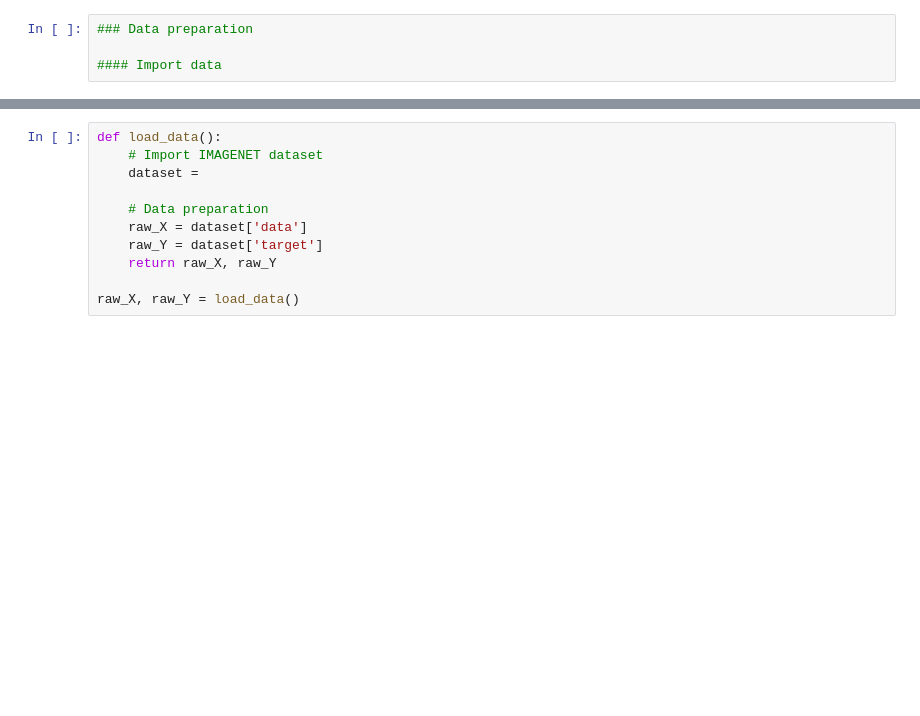
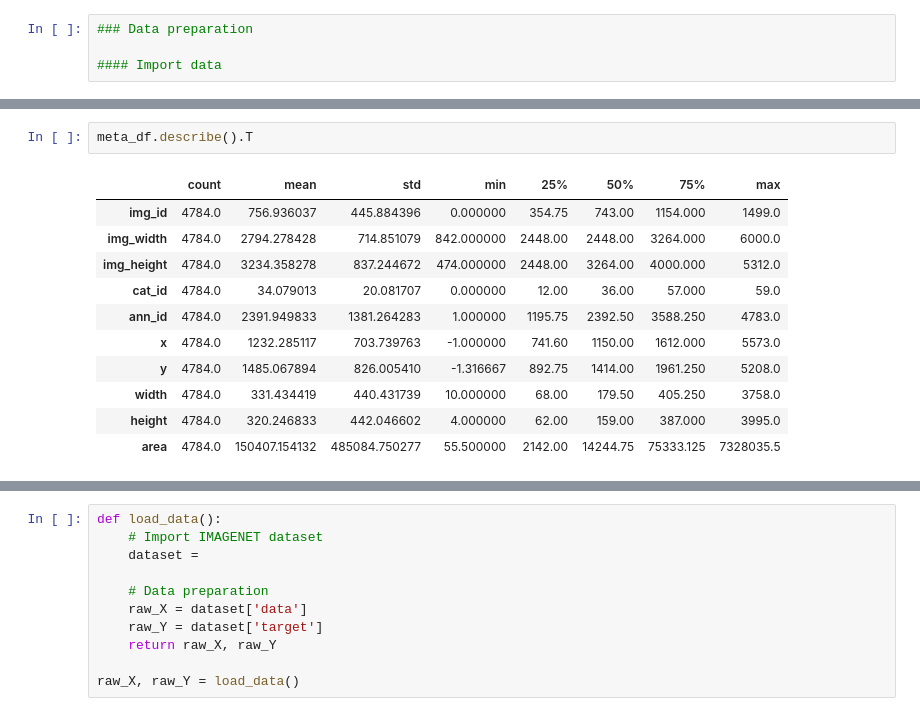
Before and after one commit to palakagl/DeepLearning, a Jupyter notebook: Code_for_TACOdataset.ipynb, the cells around one changed output, grey strips where cells are left out. Saved outputs shown, nothing was run; the diff lists cells and outputs as text; blank space fills up the shorter version.

```diff
--- a/Code_for_TACOdataset.ipynb
+++ b/Code_for_TACOdataset.ipynb
@@ -25,0 +45,14 @@ jessica test
+# %%
+meta_df.describe().T
+# %% [output]
+|  | count | mean | std | min | 25% | 50% | 75% | max |
+| img_id | 4784.0 | 756.936037 | 445.884396 | 0.000000 | 354.75 | 743.00 | 1154.000 | 1499.0 |
+| img_width | 4784.0 | 2794.278428 | 714.851079 | 842.000000 | 2448.00 | 2448.00 | 3264.000 | 6000.0 |
+| img_height | 4784.0 | 3234.358278 | 837.244672 | 474.000000 | 2448.00 | 3264.00 | 4000.000 | 5312.0 |
+| cat_id | 4784.0 | 34.079013 | 20.081707 | 0.000000 | 12.00 | 36.00 | 57.000 | 59.0 |
+| ann_id | 4784.0 | 2391.949833 | 1381.264283 | 1.000000 | 1195.75 | 2392.50 | 3588.250 | 4783.0 |
+| x | 4784.0 | 1232.285117 | 703.739763 | -1.000000 | 741.60 | 1150.00 | 1612.000 | 5573.0 |
+| y | 4784.0 | 1485.067894 | 826.005410 | -1.316667 | 892.75 | 1414.00 | 1961.250 | 5208.0 |
+| width | 4784.0 | 331.434419 | 440.431739 | 10.000000 | 68.00 | 179.50 | 405.250 | 3758.0 |
+| height | 4784.0 | 320.246833 | 442.046602 | 4.000000 | 62.00 | 159.00 | 387.000 | 3995.0 |
+| area | 4784.0 | 150407.154132 | 485084.750277 | 55.500000 | 2142.00 | 14244.75 | 75333.125 | 7328035.5 |
```
Also changed, not shown: parts of 9 cells of this notebook.
